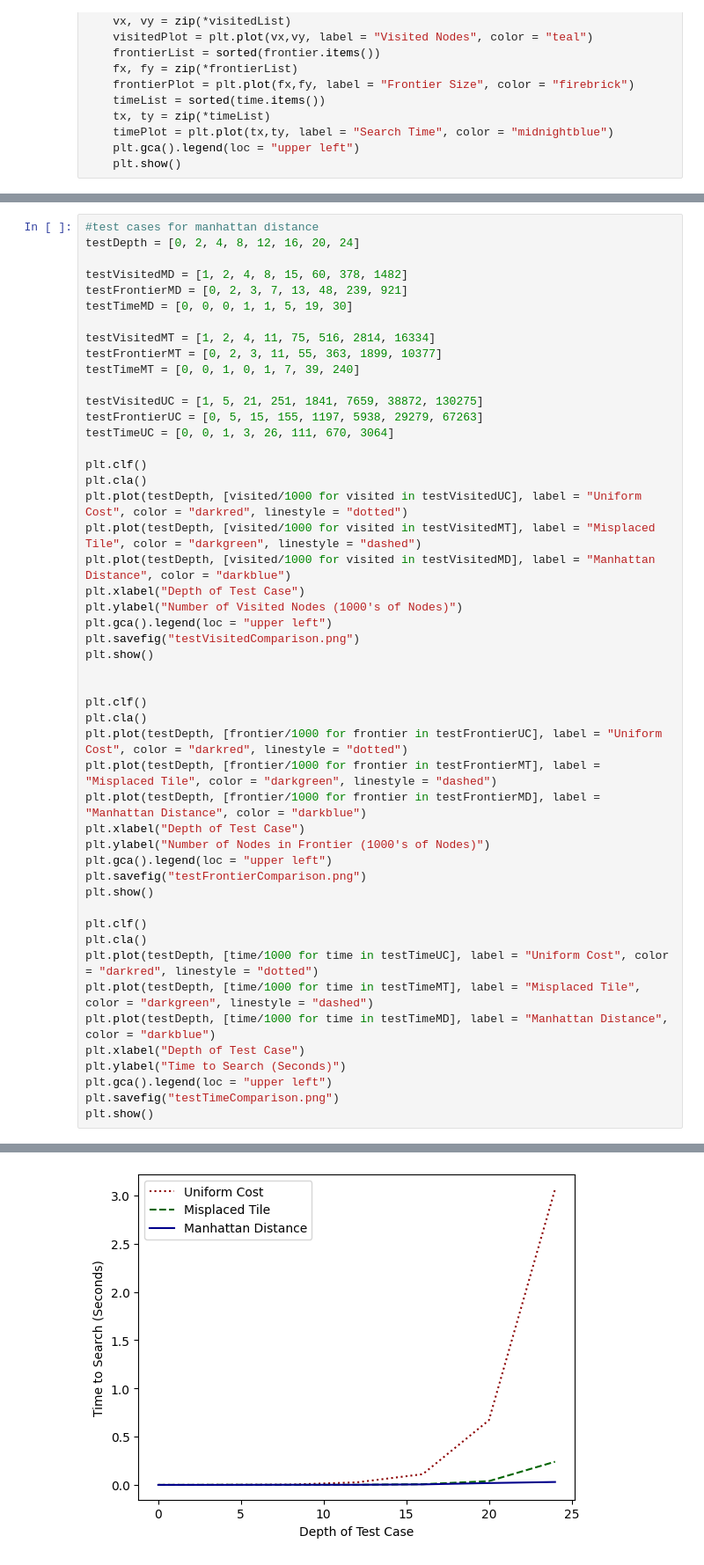
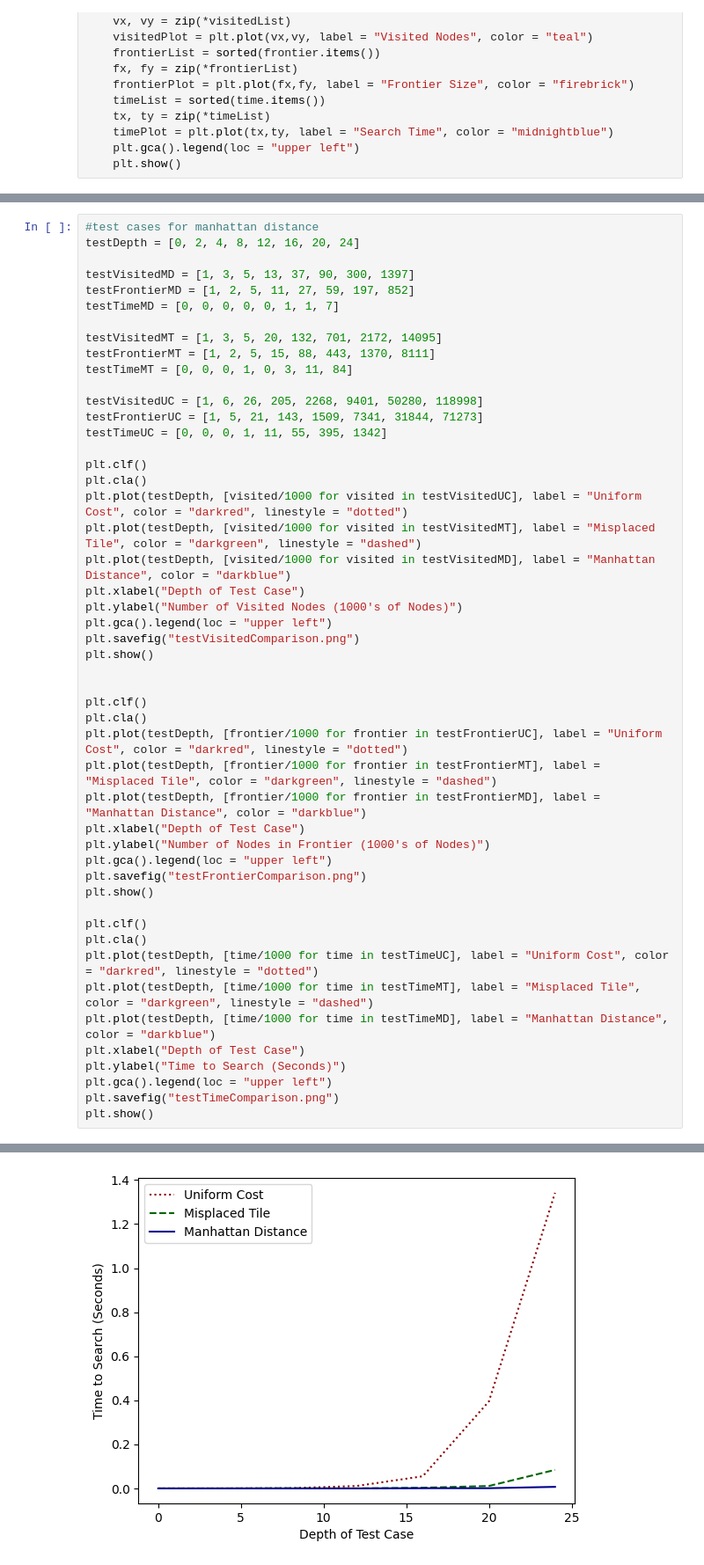
Before and after one commit to BrandonPaulsen/PYSlidingPuzzles, a Jupyter notebook: PYSlidingPuzzle.ipynb, the cells around one changed output, grey strips where cells are left out. Shown: that part at 88% size. Drawn from its saved outputs; the diff is of its cells as text.

```diff
--- a/PYSlidingPuzzle.ipynb
+++ b/PYSlidingPuzzle.ipynb
@@ -536,17 +536,17 @@ plt.show()
 #test cases for manhattan distance
 testDepth = [0, 2, 4, 8, 12, 16, 20, 24]
 
-testVisitedMD = [1, 2, 4, 8, 15, 60, 378, 1482]
-testFrontierMD = [0, 2, 3, 7, 13, 48, 239, 921]
-testTimeMD = [0, 0, 0, 1, 1, 5, 19, 30]
+testVisitedMD = [1, 3, 5, 13, 37, 90, 300, 1397]
+testFrontierMD = [1, 2, 5, 11, 27, 59, 197, 852]
+testTimeMD = [0, 0, 0, 0, 0, 1, 1, 7]
 
-testVisitedMT = [1, 2, 4, 11, 75, 516, 2814, 16334]
-testFrontierMT = [0, 2, 3, 11, 55, 363, 1899, 10377]
-testTimeMT = [0, 0, 1, 0, 1, 7, 39, 240]
+testVisitedMT = [1, 3, 5, 20, 132, 701, 2172, 14095]
+testFrontierMT = [1, 2, 5, 15, 88, 443, 1370, 8111]
+testTimeMT = [0, 0, 0, 1, 0, 3, 11, 84]
 
-testVisitedUC = [1, 5, 21, 251, 1841, 7659, 38872, 130275]
-testFrontierUC = [0, 5, 15, 155, 1197, 5938, 29279, 67263]
-testTimeUC = [0, 0, 1, 3, 26, 111, 670, 3064]
+testVisitedUC = [1, 6, 26, 205, 2268, 9401, 50280, 118998]
+testFrontierUC = [1, 5, 21, 143, 1509, 7341, 31844, 71273]
+testTimeUC = [0, 0, 0, 1, 11, 55, 395, 1342]
 
 plt.clf()
 plt.cla()
@@ -587 +587 @@ plt.show()
-[figure, old version]
+[figure, new version]
```
Also changed, not shown: parts of 7 cells of this notebook, 13 other files.
